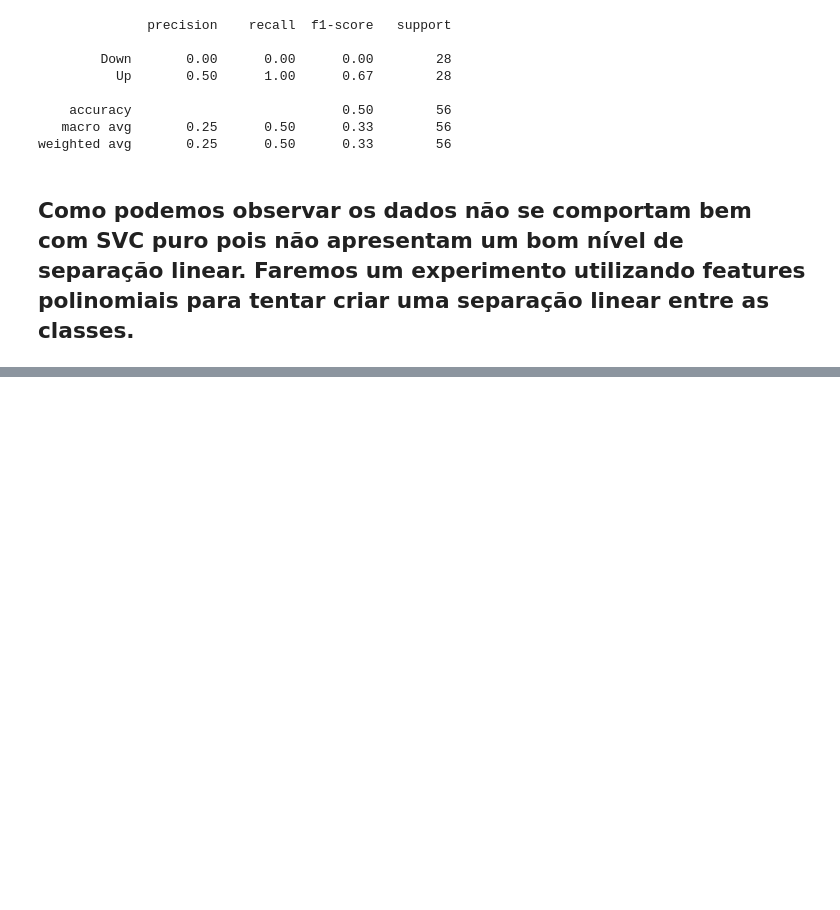
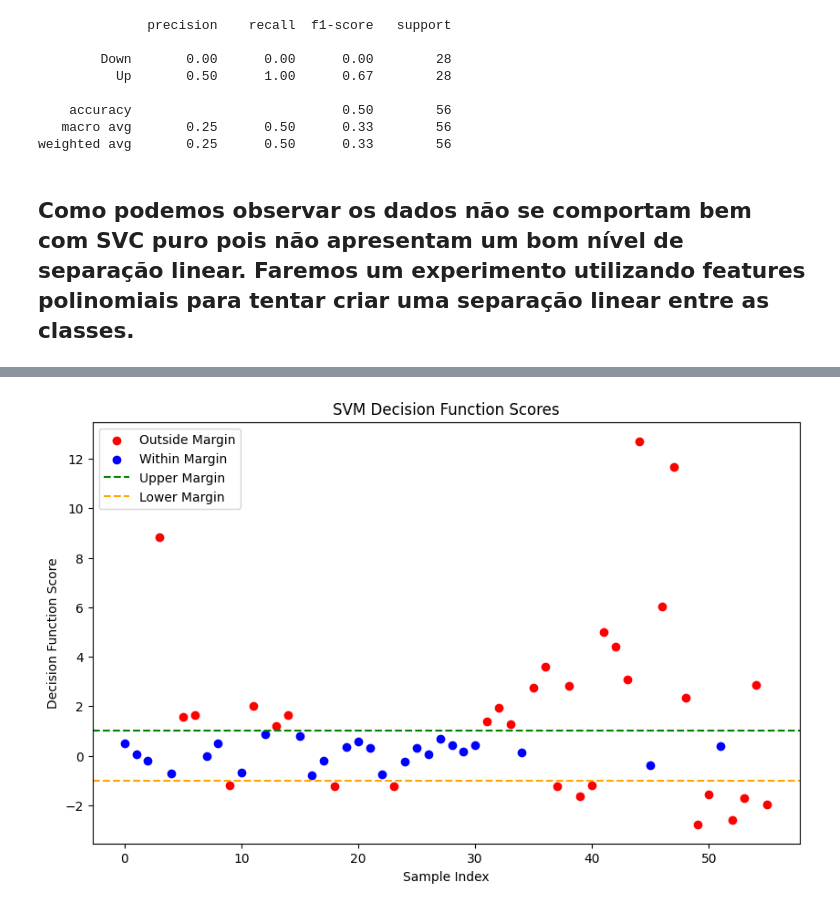
Before and after one commit to FelipeNicolettiRMario/market-data-market-prediction-ml-study, a Jupyter notebook: models/svm.ipynb, the cells around one changed output, grey strips where cells are left out. Cells and saved outputs as stored; diff of their text form; code cells hidden in the pictures; blank space fills up the shorter version.

```diff
--- a/models/svm.ipynb
+++ b/models/svm.ipynb
@@ -60,3 +70,5 @@ pipeline_with_poly = Pipeline([
     ("scaler", StandardScaler()),
     ("svm", LinearSVC(C=10, loss="hinge"))
 ])
+# %%
+pipeline_with_poly.fit(X_train, y_train)
@@ -62,0 +94,8 @@ pipeline_with_poly = Pipeline([
+# %%
+from sklearn.svm import SVC
+poly_kernel_svm_pipeline = Pipeline([
+    ("scaler", StandardScaler()),
+    ("svm", SVC(kernel="poly", degree=4, C=40, coef0=1))
+])
+
+poly_kernel_svm_pipeline.fit(X_train, y_train)
@@ -62,0 +118,29 @@ pipeline_with_poly = Pipeline([
+# %%
+scores = poly_kernel_svm_pipeline.decision_function(X_test)
+
+within_margin = np.abs(scores) < 1
+outside_margin = ~within_margin
+# %%
+plt.figure(figsize=(10, 6))
+plt.scatter(
+    np.arange(len(scores))[outside_margin],
+    scores[outside_margin],
+    color="red",
+    label="Outside Margin",
+)
+
+plt.scatter(
+    np.arange(len(scores))[within_margin],
+    scores[within_margin],
+    color="blue",
+    label="Within Margin",
+)
+plt.axhline(1, color="green", linestyle="--", label="Upper Margin")
+plt.axhline(-1, color="orange", linestyle="--", label="Lower Margin")
+plt.title("SVM Decision Function Scores")
+plt.xlabel("Sample Index")
+plt.ylabel("Decision Function Score")
+plt.legend()
+plt.show()
+# %% [output]
+[figure, added]
```
Also changed, not shown: parts of 12 cells of this notebook, 2 other files.
